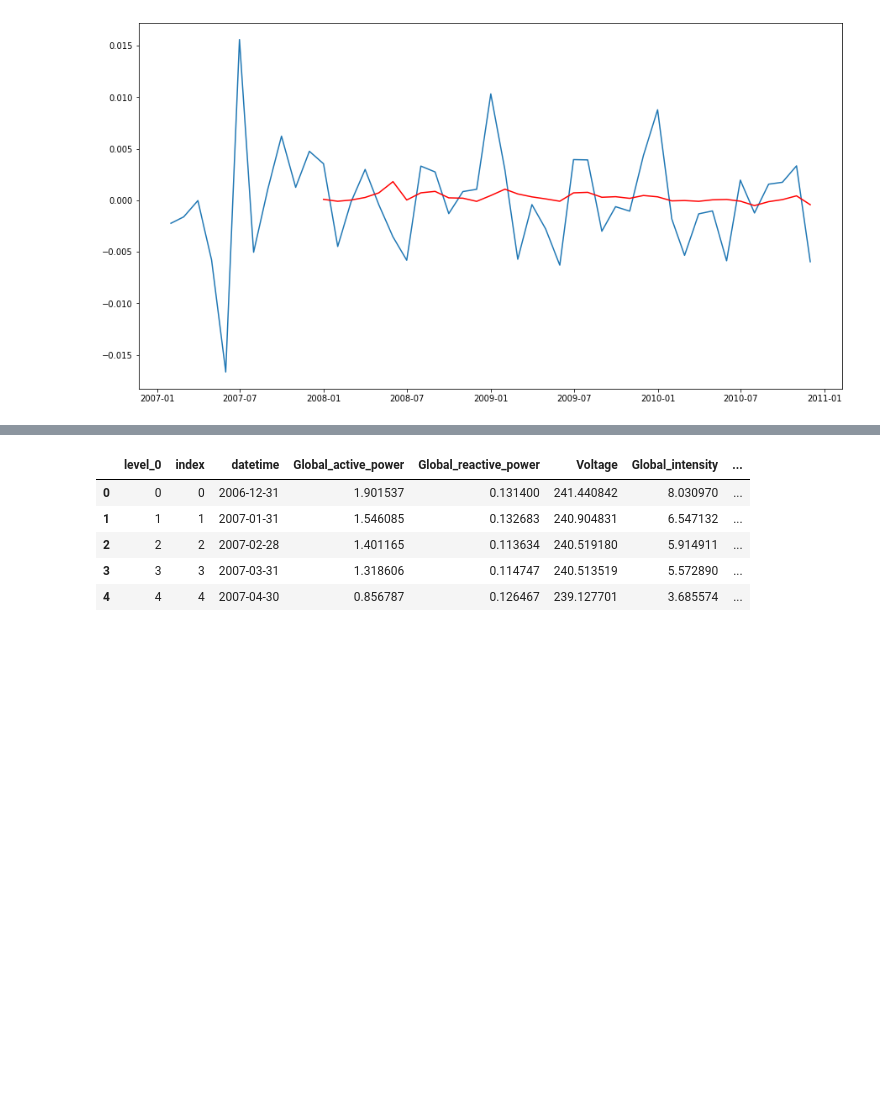
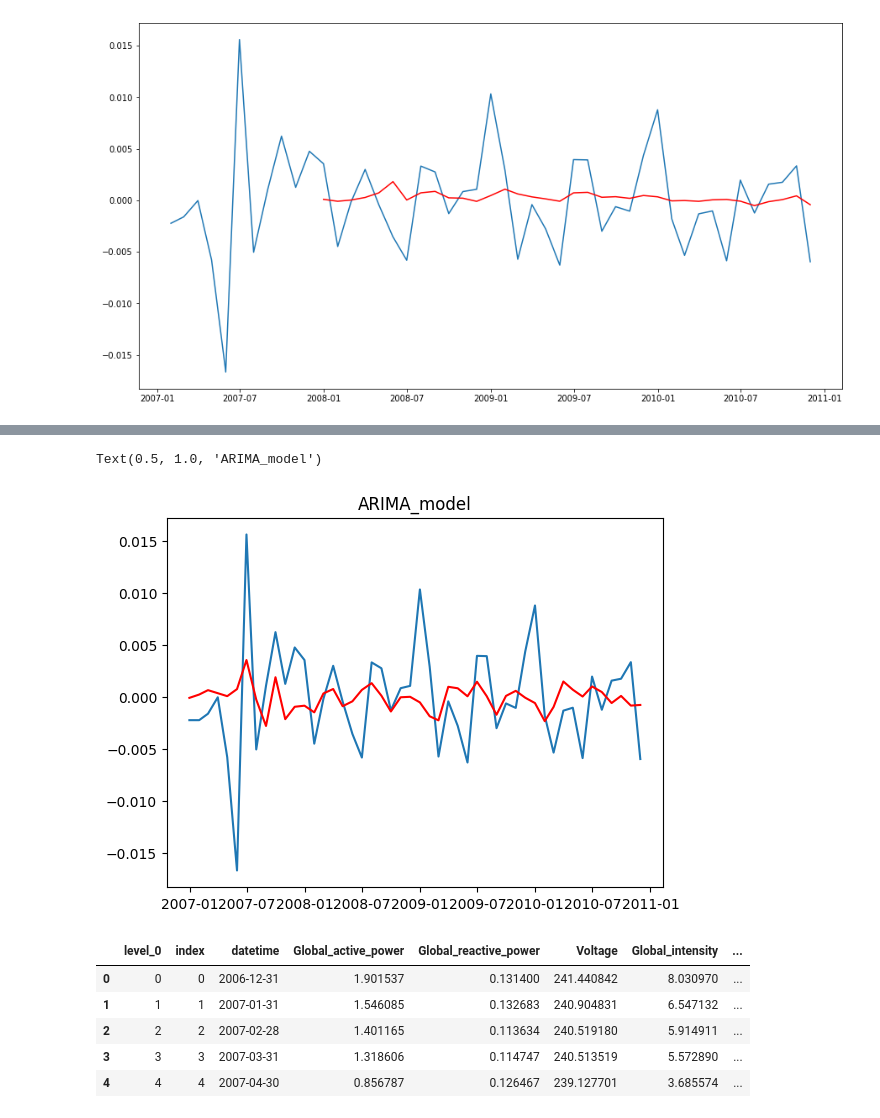
Before and after one commit to OluwajobaOluwabori/Time-series-analysis, a Jupyter notebook: Forecasting_Individual_Household_Electric_Power_Consumption.ipynb, the cells around one changed output, grey strips where cells are left out. Saved outputs shown, nothing was run; the diff lists cells and outputs as text; code cells hidden in the pictures; blank space fills up the shorter version.

```diff
--- a/Forecasting_Individual_Household_Electric_Power_Consumption.ipynb
+++ b/Forecasting_Individual_Household_Electric_Power_Consumption.ipynb
@@ -413,3 +437,12 @@ plt.show()
+# %%
+ARIMA_model = ARIMA(df_diff, order=(2,0,1))
+ARIMA_results = ARIMA_model.fit()
+plt.plot(df_diff)
+plt.plot(ARIMA_results.fittedvalues, color='red')
+plt.title('ARIMA_model')
+# %% [output]
+Text(0.5, 1.0, 'ARIMA_model')
+[figure, added]
 # %%
 df_monthly2=df_monthly.reset_index()
 df_monthly2.head()
```
Also changed, not shown: parts of 4 cells of this notebook.
